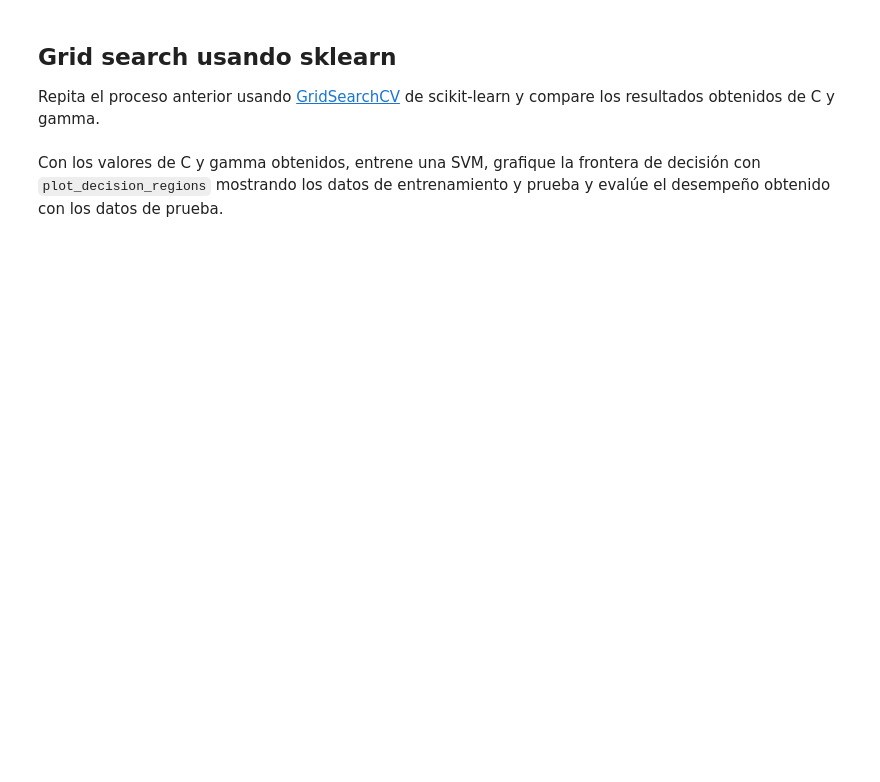
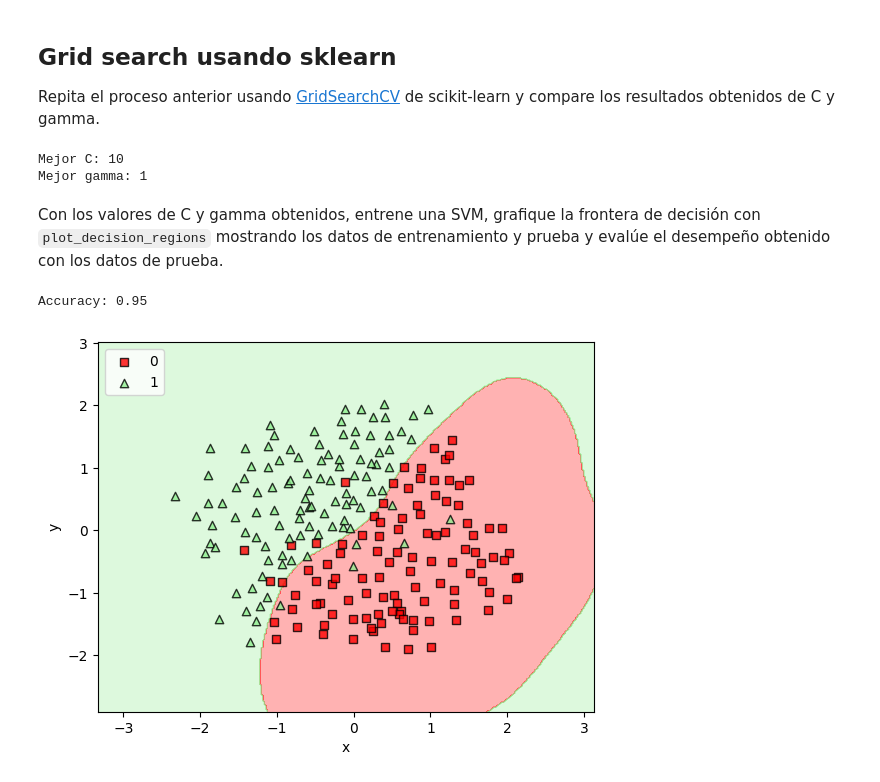
Before and after one commit to DinoMondino/IA, a Jupyter notebook: 4_KNN-SVM-LDA/SVM.ipynb, the cells around one changed output. Drawn from its saved outputs; the diff is of its cells as text; code cells hidden in the pictures; blank space fills up the shorter version.

```diff
--- a/4_KNN-SVM-LDA/SVM.ipynb
+++ b/4_KNN-SVM-LDA/SVM.ipynb
@@ -219,11 +217,42 @@ Repita el proceso anterior usando [GridSearchCV](https://scikit-learn.org/stable
 from sklearn.model_selection import GridSearchCV
 
 #-----------------------------------------
+
+from sklearn.svm import SVC
+
+param_grid = {"C": valores_C, "gamma": valores_gamma}
+grid_search = GridSearchCV(SVC(), param_grid, cv=5)
+grid_search.fit(X_3_std, y_3)
+
+best_C = grid_search.best_params_["C"]
+best_gamma = grid_search.best_params_["gamma"]
+
+print(f"Mejor C: {best_C}")
+print(f"Mejor gamma: {best_gamma}")
+# %% [output]
+Mejor C: 10
+Mejor gamma: 1
 # %% [markdown]
 Con los valores de C y gamma obtenidos, entrene una SVM, grafique la frontera de decisión con `plot_decision_regions` mostrando los datos de entrenamiento y prueba y evalúe el desempeño obtenido con los datos de prueba.
 # %%
 #Entrenamiento
+svm = SVC(kernel='rbf', C=10, gamma=1, random_state=1)
+svm.fit(X_3_std, y_3)
+
+y_pred = svm.predict(X_test_3_std)
 # %%
 #Evalúo desempeño
+from sklearn.metrics import accuracy_score
+accuracy = accuracy_score(y_test_3, y_pred)
+print(f'Accuracy: {accuracy}')
+# %% [output]
+Accuracy: 0.95
 # %%
 #Grafico la frontera de decisión, muestro los datos de entrenamiento y prueba
+plot_decision_regions(X_3_std, y_3, svm)
+plt.xlabel("x")
+plt.ylabel("y")
+plt.legend(loc='upper left')
+plt.show()
+# %% [output]
+[figure, added]
```
Also changed, not shown: parts of 3 cells of this notebook.
